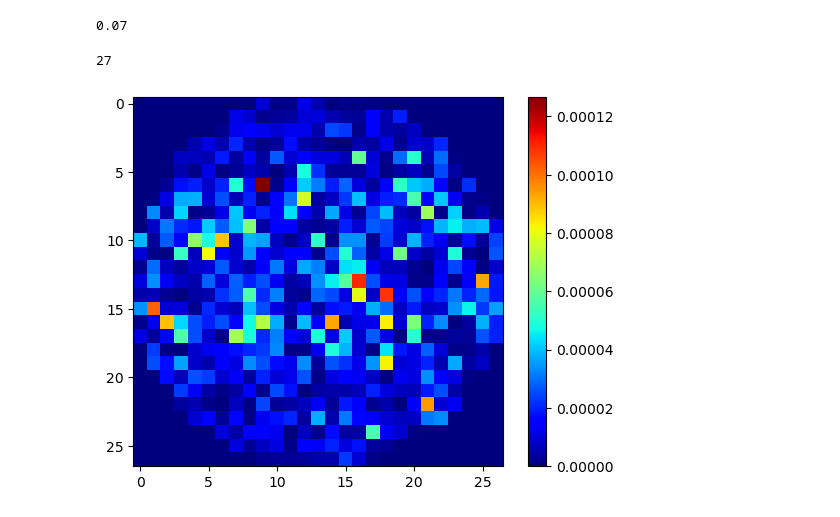
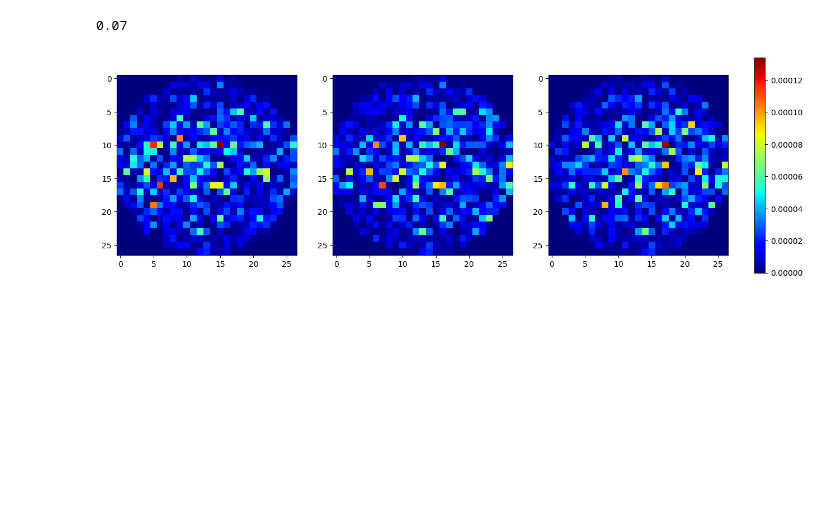
Before and after one commit to Optical-Theory-Group/random-matrix, a Jupyter notebook: rmt_analysis/memory_effect.ipynb, the cells around one changed output. Drawn from its saved outputs; the diff is of its cells as text; code cells hidden in the pictures; blank space fills up the shorter version.

```diff
--- a/rmt_analysis/memory_effect.ipynb
+++ b/rmt_analysis/memory_effect.ipynb
@@ -63,4 +65,4 @@ from tqdm import tqdm
 base_path = "/mnt/raid/rmt/data"
 simulation_name = "memory_effect_rectangular"
 pm = MatrixPoolManager(simulation_name, base_path)
-pm.load_single_pool_S()
+pm.populate_single_pool(1, False, "S", False, None, True, True)
@@ -80,10 +85,17 @@ print(spacing)
 # %% [output]
 0.07
 # %%
-plot_data = sm.get_column_intensity(
-    matrix_utils.get_block(pm.single_pool_S[0], "t"), 0, "p"
-)
-fv.plot_imshow(plot_data)
+incident_indices = [0, -320, -291]
+plot_data = [
+    fv.get_2d_representation(
+        sm.get_column_intensity(
+            matrix_utils.get_block(pm.single_pool_S[0], "t"),
+            incident_index,
+            "p",
+        )
+    )
+    for incident_index in incident_indices
+]
+fv.plot_imshows(plot_data)
 # %% [output]
-27
-[figure, old version]
+[figure, new version]
```
Also changed, not shown: parts of 11 cells of this notebook, 10 other files.
